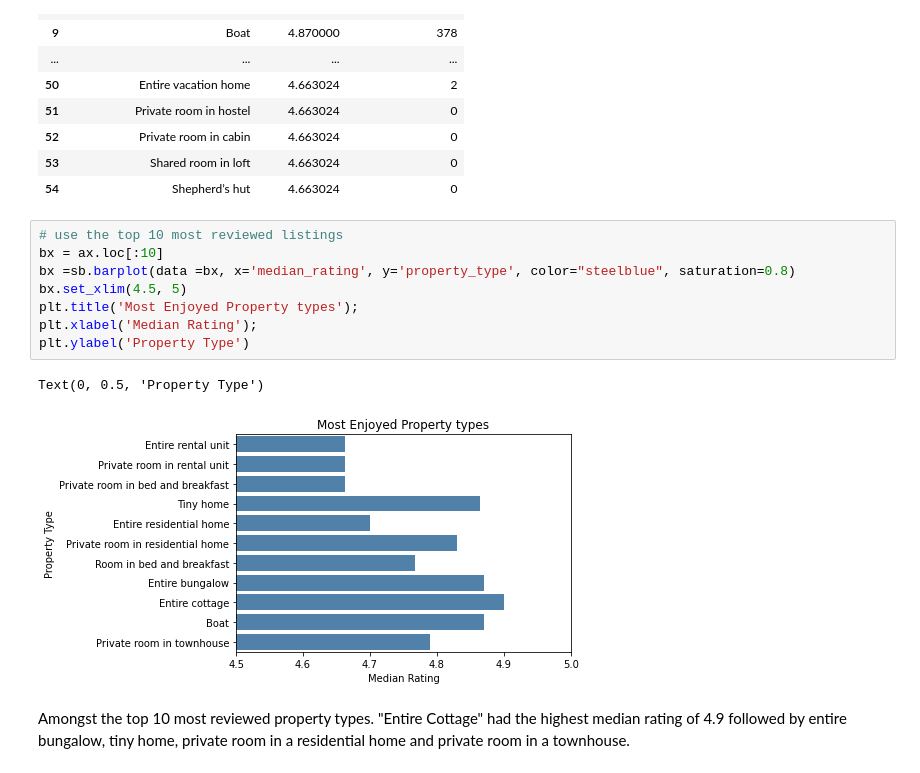
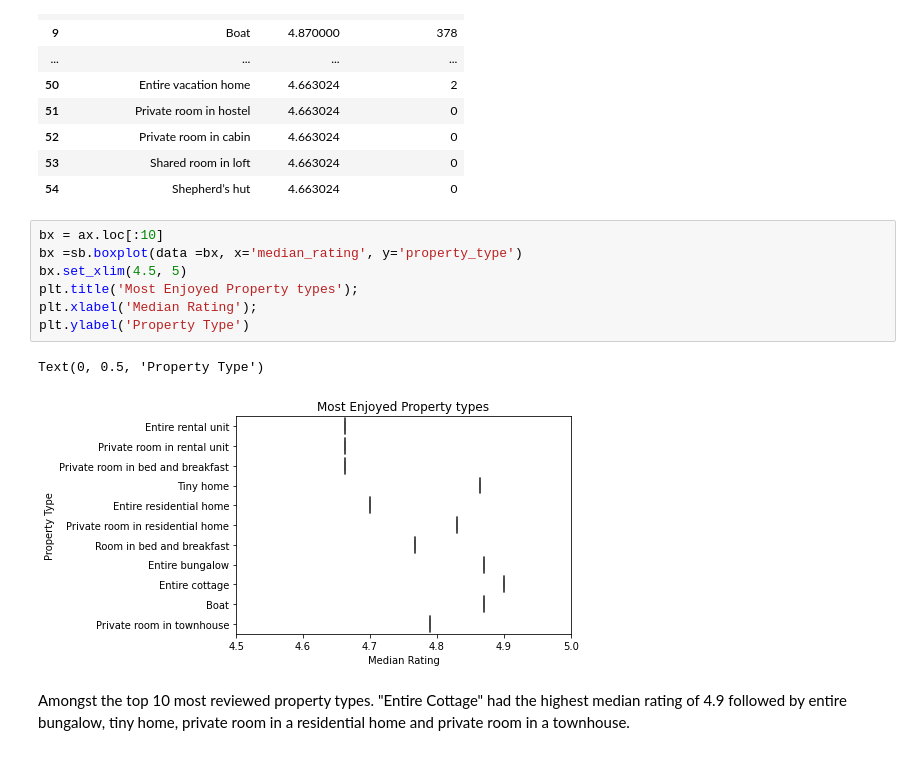
Before and after one commit to doyindav1/Greater-Manchester-Area-Airbnb-Analysis, a Jupyter notebook: airbnb_updated.ipynb, the cells around one changed output. Saved outputs shown, nothing was run; the diff lists cells and outputs as text.

Commit message:
updated data visualization

```diff
--- a/airbnb_updated.ipynb
+++ b/airbnb_updated.ipynb
@@ -463,16 +463,15 @@ ax
 | 53 | Shared room in loft | 4.663024 | 0 |
 | 54 | Shepherd’s hut | 4.663024 | 0 |
 # %%
-# use the top 10 most reviewed listings
 bx = ax.loc[:10]
-bx =sb.barplot(data =bx, x='median_rating', y='property_type', color="steelblue", saturation=0.8)
+bx =sb.boxplot(data =bx, x='median_rating', y='property_type')
 bx.set_xlim(4.5, 5)
 plt.title('Most Enjoyed Property types');
 plt.xlabel('Median Rating');
 plt.ylabel('Property Type')
 # %% [output]
 Text(0, 0.5, 'Property Type')
-[figure, old version]
+[figure, new version]
 # %% [markdown]
 Amongst the top 10 most reviewed property types. "Entire Cottage" had the highest median rating of 4.9
 followed by entire bungalow, tiny home, private room in a residential home and private room in a
```
Also changed, not shown: parts of 6 cells of this notebook.
